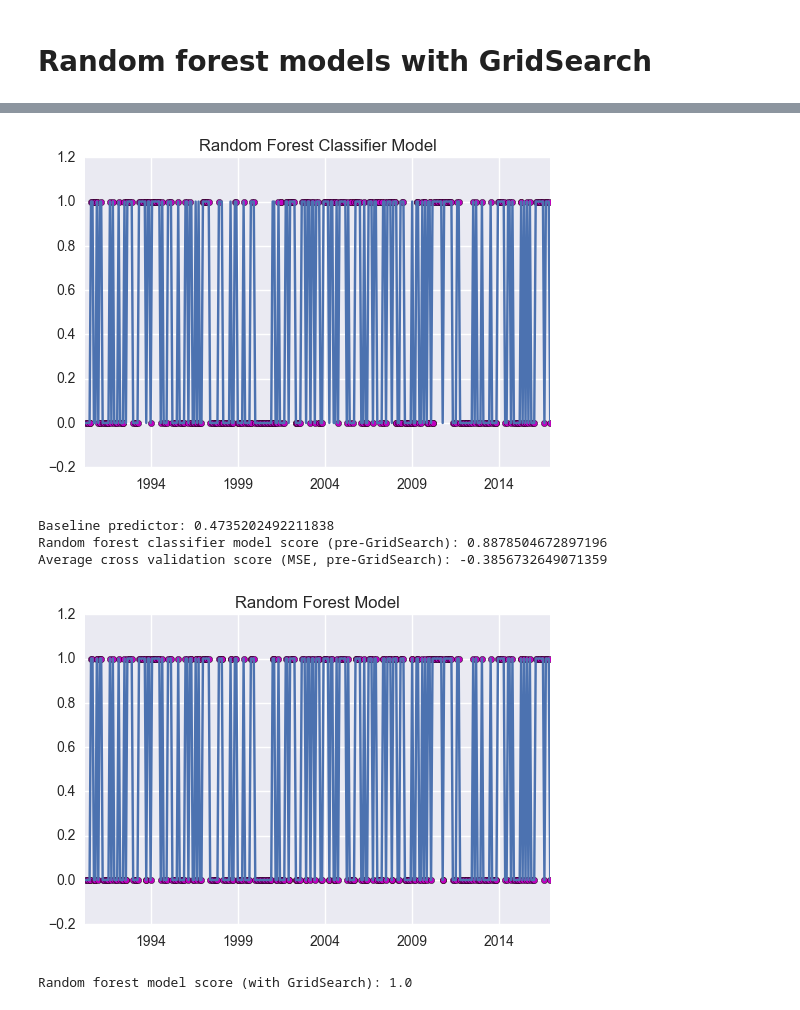
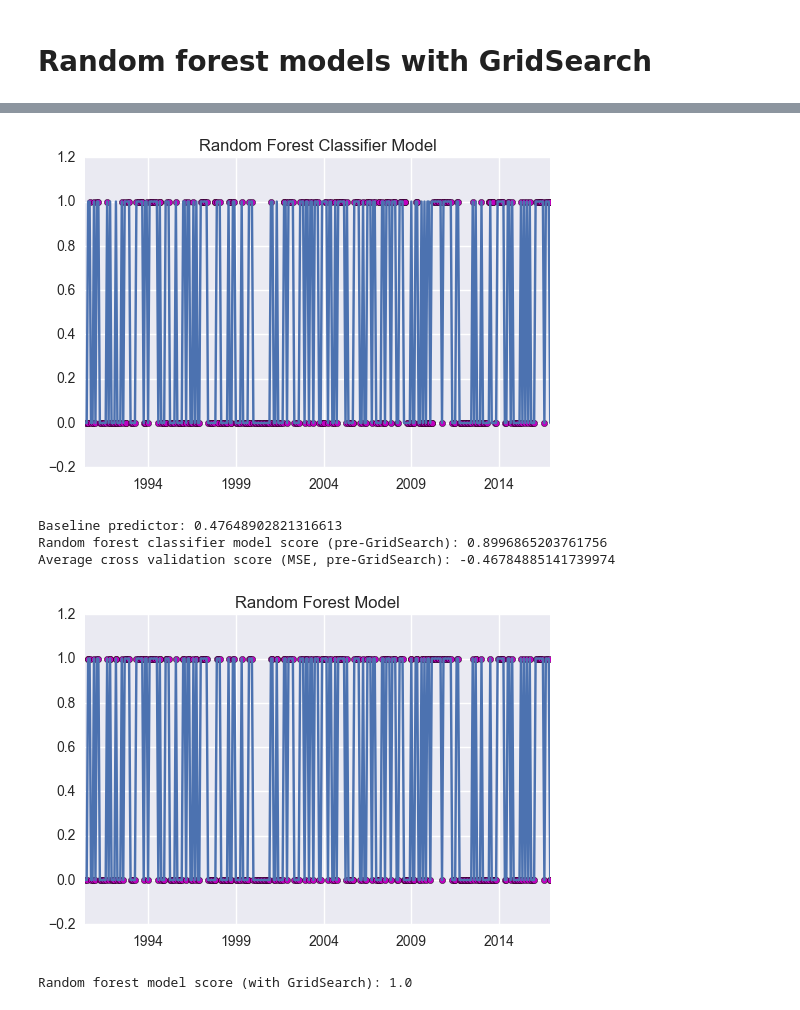
Before and after one commit to mohsseha/DSI-BOS-students, a Jupyter notebook: ntmitchell/capstone project/modeling.ipynb, the cells around one changed output, grey strips where cells are left out. Saved outputs shown, nothing was run; the diff lists cells and outputs as text; code cells hidden in the pictures.

```diff
--- a/ntmitchell/capstone project/modeling.ipynb
+++ b/ntmitchell/capstone project/modeling.ipynb
@@ -35,7 +35,7 @@ for category in ICO_categories:
     master_dataframe = pd.concat([master_dataframe, temp_df], axis = 1)
 
 # Import ICO composite indicator index data
-ICO_composite_indicator = ICO_Composite_Indicator().ICO_indicator_data[["ICO Composite Indicator"]].shift()
+ICO_composite_indicator = ICO_Composite_Indicator().ICO_indicator_data[["ICO Composite Indicator"]]
 
 # Import temperature data
 temperature = Temperature_Data()
@@ -338,6 +343,6 @@ Random forest model score (with GridSearch): 0.9855019573575746
 # %%
 def random_forest_classifier_with_previous_production_and_ending_stocks(dataframe, show_all_predictions = False):
-    months_offset = 3
+    months_offset = 5
     X = dataframe.drop("ICO Composite Indicator", axis = 1).iloc[0:-months_offset]
     y = dataframe.ix[months_offset:, "ICO Composite Indicator"]
 
@@ -352,38 +357,38 @@ def random_forest_classifier_with_previous_production_and_ending_stocks(datafram
 
     y_increase.plot()
     plt.scatter(x = test_y.index, y = random_forest_classifier.predict(test_X), c = "r")
     if show_all_predictions == True:
         plt.scatter(x = y_increase.index, y = random_forest_classifier.predict(X), c = 'm')
     plt.title("Random Forest Classifier Model")
     plt.show()
 
     print("Baseline predictor: {}".format(y_increase.mean()))
     print("Random forest classifier model score (pre-GridSearch): {}".format(random_forest_classifier.score(X, y_increase)))
     print("Average cross validation score (MSE, pre-GridSearch): {}".format(- cross_val_score(random_forest_classifier, X, y_increase, cv = 10).mean()))
 
     param_grid_for_gridsearch = {"criterion": ["gini", "entropy"],
                                  "max_features": [None, "sqrt", "log2"]}
     gridsearch = GridSearchCV(random_forest_classifier, param_grid_for_gridsearch, cv = 10)
     gridsearch.fit(X, y_increase)
 
     y_increase.plot()
     plt.scatter(x = test_y.index, y = gridsearch.predict(test_X), c ="r")
     if show_all_predictions == True:
         plt.scatter(x = y_increase.index, y = gridsearch.predict(X), c ="m")
     plt.title("Random Forest Model")
     plt.show()
 
     print("Random forest model score (with GridSearch): {}".format(gridsearch.score(X, y_increase)))
 
     return gridsearch.best_estimator_
 
 random_forest_classifier = random_forest_classifier_with_previous_production_and_ending_stocks(test_dataframe, show_all_predictions = True)
 # %% [output]
-[figure, old version]
+[figure, new version]
-Baseline predictor: 0.4735202492211838
-Random forest classifier model score (pre-GridSearch): 0.8878504672897196
-Average cross validation score (MSE, pre-GridSearch): -0.3856732649071359
+Baseline predictor: 0.47648902821316613
+Random forest classifier model score (pre-GridSearch): 0.8996865203761756
+Average cross validation score (MSE, pre-GridSearch): -0.46784885141739974
-[figure, old version]
+[figure, new version]
 Random forest model score (with GridSearch): 1.0
 # %%
 print("Regression prediction for {}: {:.2f} cents per pound".format(
```
Also changed, not shown: parts of 16 cells of this notebook, 2 other files.
